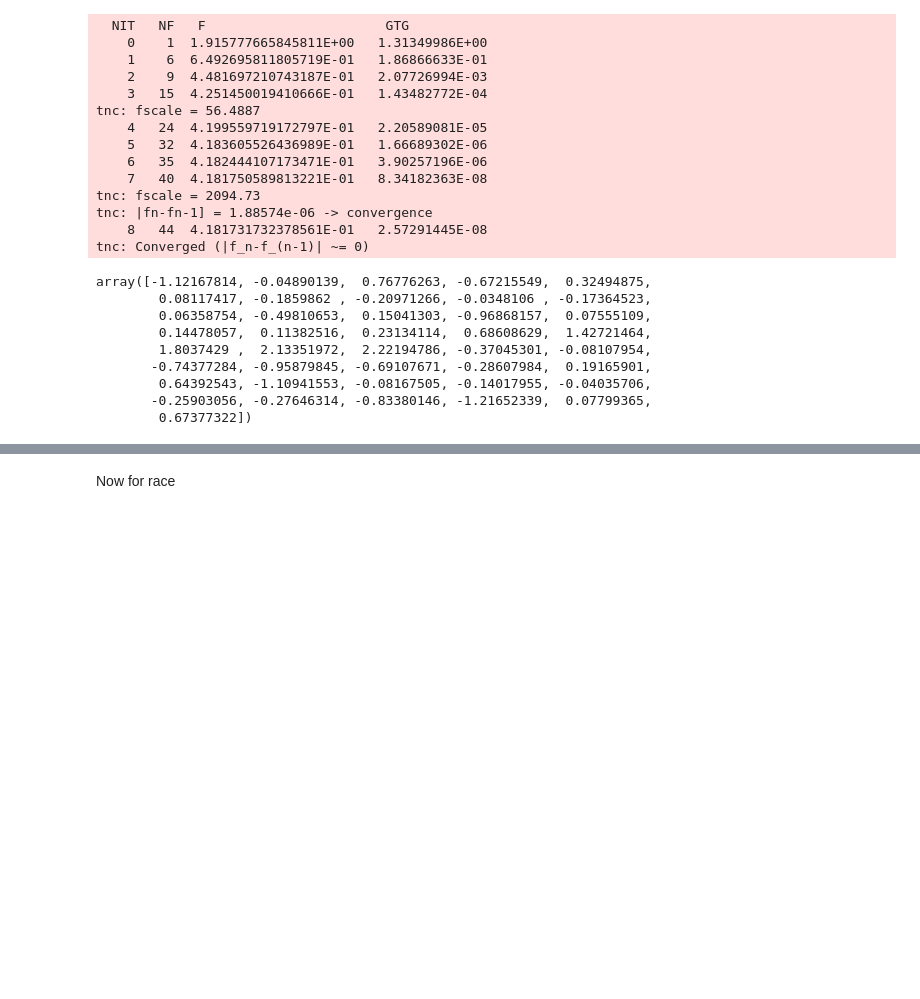
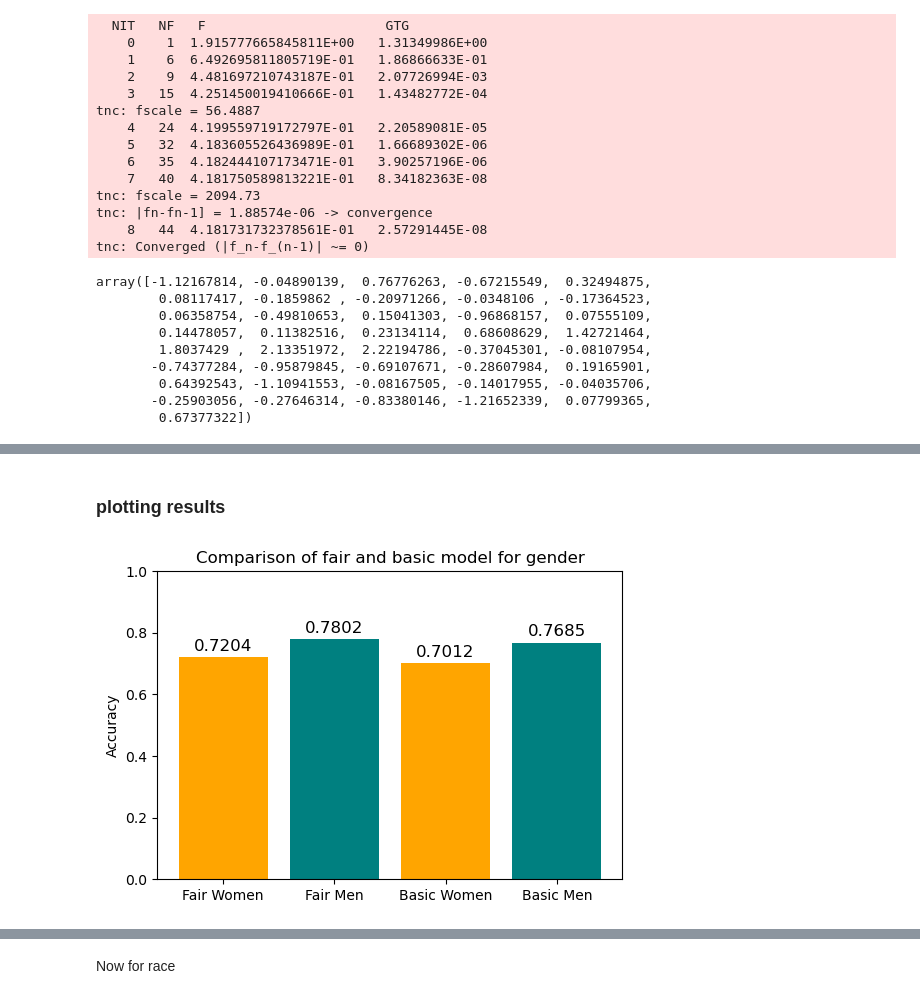
Before and after one commit to AlteaF/Algorithmic_Fairness_2025, a Jupyter notebook: ass2/afae25-assignment-02-template.ipynb, the cells around one changed output, grey strips where cells are left out. Drawn from its saved outputs; the diff is of its cells as text; code cells hidden in the pictures; blank space fills up the shorter version.

Commit message:
finished the code and got the results

```diff
--- a/ass2/afae25-assignment-02-template.ipynb
+++ b/ass2/afae25-assignment-02-template.ipynb
@@ -86,6 +82,12 @@ age_p = features_transformed["AGEP"]
 data.drop("AGEP", axis = 1, inplace=True)
 # %%
 data = pd.concat([data.reset_index(drop=True), age_p.reset_index(drop=True)], axis=1)
+# %%
+group_r_df = pd.DataFrame(group_r)
+
+group_r_df.rename(columns= {0:"race"}, inplace=True)
+# %%
+data = pd.concat([data.reset_index(drop=True), group_r_df.reset_index(drop=True)], axis=1)
 # %%
 data
 # %% [output]
@@ -810,3 +821,6 @@ plt.show()
+# %%
+X_train, X_test, y_train, y_test, group_g_train, group_g_test, group_r_train, group_r_test = train_test_split(
+    data, target, group_g, group_r, test_size=0.2, random_state=0, shuffle=False)
 # %% [markdown]
 # task 2- gender division
 # %%
@@ -1006,0 +1045,35 @@ Group 2: 0.701
+# %% [markdown]
+### plotting results
+# %%
+fair_women = accuracy_score(y_test_small[group_g_test_small==2], y_pred_fair_g[group_g_test_small==2])
+fair_men = accuracy_score(y_test_small[group_g_test_small==1], y_pred_fair_g[group_g_test_small==1])
+
+basic_women = accuracy_score(y_test_small[group_g_test_small==2], log_y_pred[group_g_test_small==2])
+basic_men = accuracy_score(y_test_small[group_g_test_small==1], log_y_pred[group_g_test_small==1])
+
+balanced_fair_women = balanced_accuracy_score(y_test_small[group_g_test_small==2], y_pred_fair_g[group_g_test_small==2])
+balanced_fair_men = balanced_accuracy_score(y_test_small[group_g_test_small==1], y_pred_fair_g[group_g_test_small==1])
+
+balanced_basic_women = balanced_accuracy_score(y_test_small[group_g_test_small==2], log_y_pred[group_g_test_small==2])
+balanced_basic_men = balanced_accuracy_score(y_test_small[group_g_test_small==1], log_y_pred[group_g_test_small==1])
+# %%
+
+# Accuracy values
+genders = ["Fair Women", "Fair Men", "Basic Women", "Basic Men"]
+accuracies_g = [fair_women, fair_men, basic_women, basic_men]
+
+# Plot the accuracies
+plt.figure(figsize=(6, 4))
+plt.bar(genders, accuracies_g, color=['orange', 'teal'])
+plt.ylim(0, 1)
+plt.ylabel("Accuracy")
+plt.title("Comparison of fair and basic model for gender")
+plt.xticks(rotation=0)
+
+# Display values on bars
+for i, acc in enumerate(accuracies_g):
+    plt.text(i, acc + 0.02, f"{acc:.4f}", ha='center', fontsize=12)
+
+plt.show()
+# %% [output]
+[figure, added]
```
Also changed, not shown: parts of 25 cells of this notebook, 2 other files.
